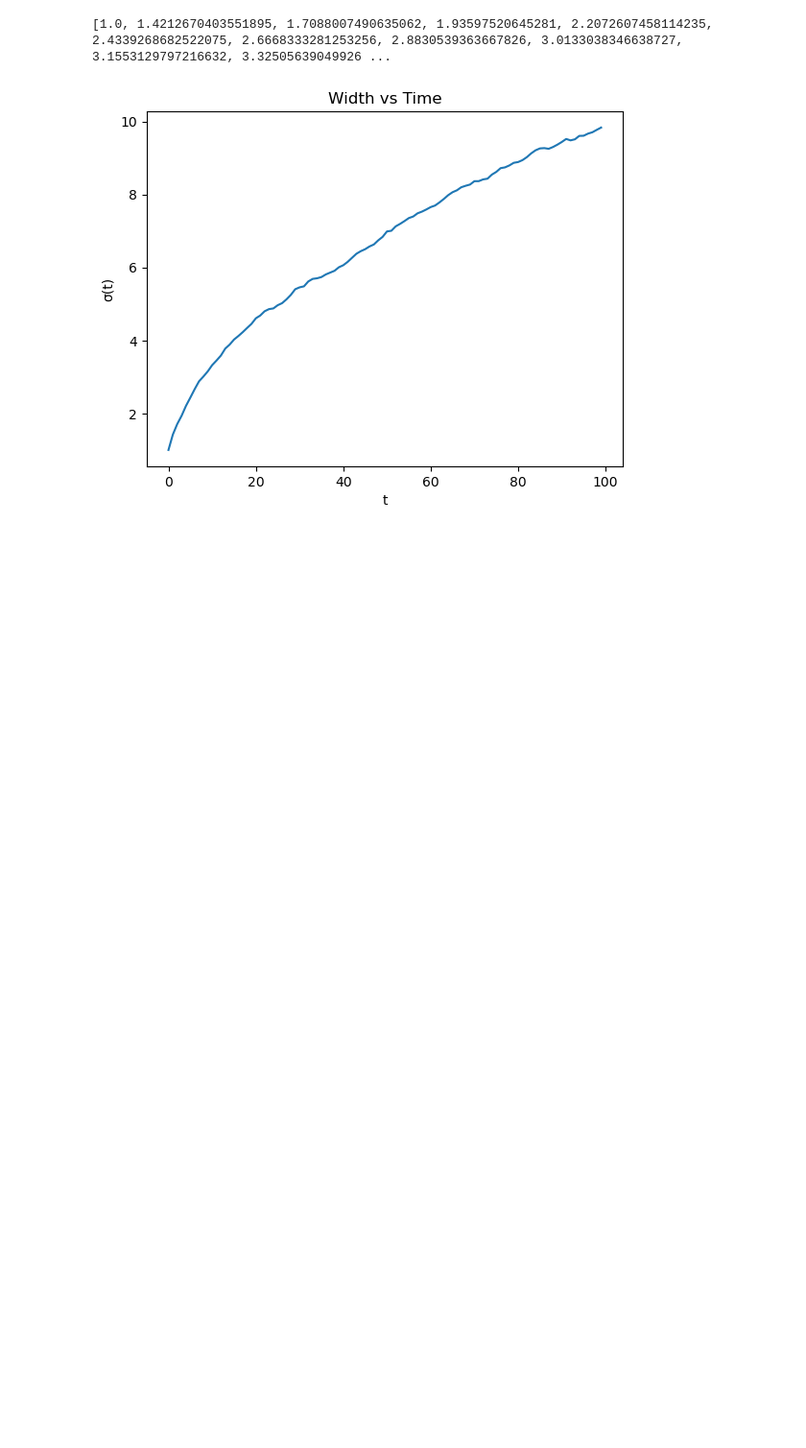
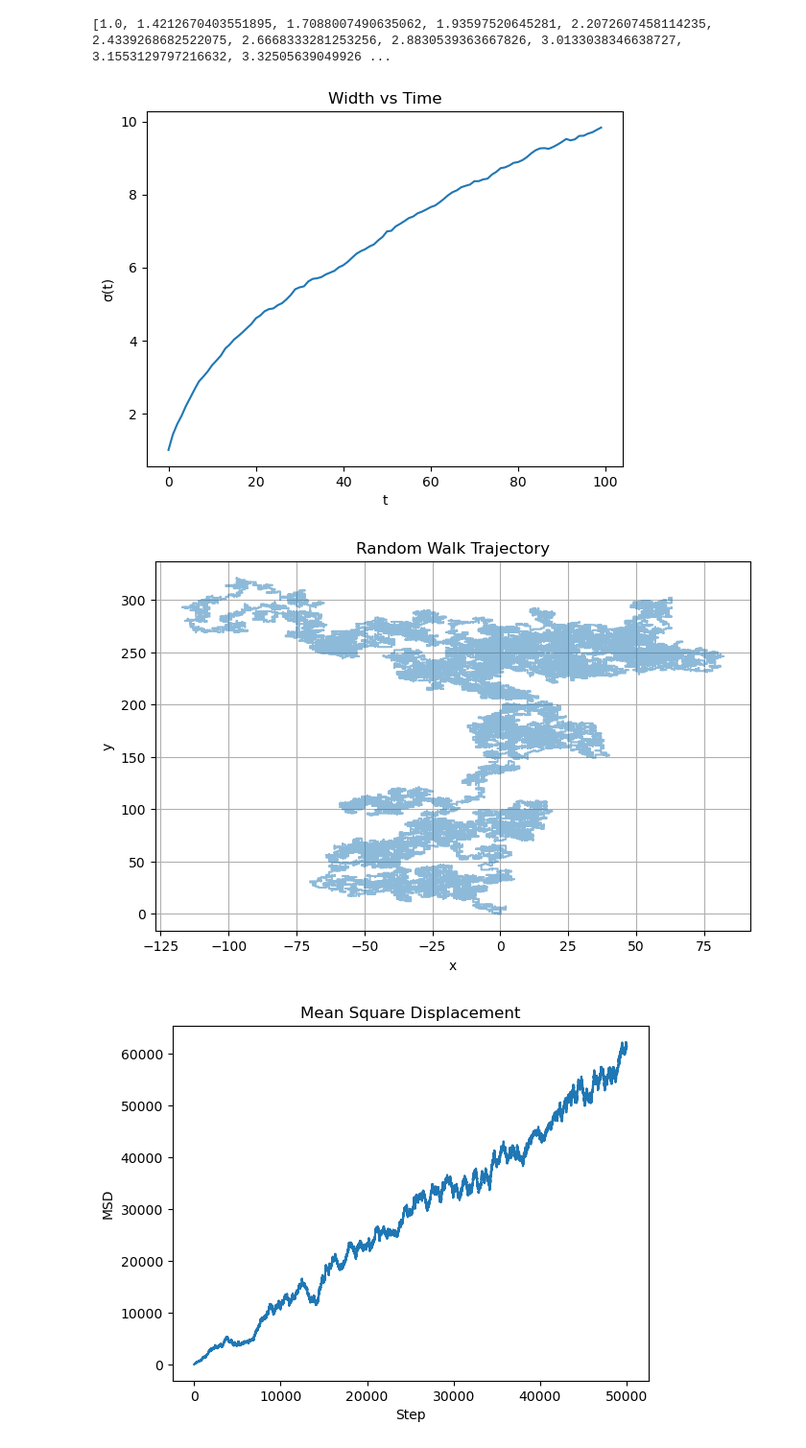
Before and after one commit to axe-n/tvm, a Jupyter notebook: course.copy.ipynb, the cells around one changed output. Shown at 96% size. Drawn from its saved outputs; the diff is of its cells as text; code cells hidden in the pictures; blank space fills up the shorter version.

```diff
--- a/course.copy.ipynb
+++ b/course.copy.ipynb
@@ -210,3 +210,56 @@ plt.show()
 # %% [output]
 [1.0, 1.4212670403551895, 1.7088007490635062, 1.93597520645281, 2.2072607458114235, 2.4339268682522075, 2.6668333281253256, 2.8830539363667826, 3.0133038346638727, 3.1553129797216632, 3.32505639049926 ...
 [figure]
+# %%
+import numpy as np
+import matplotlib.pyplot as plt
+
+# Parameters
+N = 50000  # number of time steps
+Nre = 10   # number of realizations
+
+# Pre‑allocate array for mean‑square displacement of each realization
+msd = np.zeros((N, Nre))
+X = np.array(N)  # time steps array
+Y = np.array(N)  # time steps array
+
+for ire in range(Nre):
+    # walker position arrays (initial position at origin)
+    x = np.zeros(N)
+    y = np.zeros(N)
+    for i in range(1, N):
+        ro = np.random.rand()  # orientation selector
+        rd = np.random.rand()  # displacement selector
+        if ro >= 0.5:
+            # move in x direction, y stays the same
+            y[i] = y[i-1]
+            x[i] = x[i-1] + (1 if rd >= 0.5 else -1)
+        else:
+            # move in y direction, x stays the same
+            x[i] = x[i-1]
+            y[i] = y[i-1] + (1 if rd >= 0.5 else -1)
+    # squared displacement for this realization
+
+    msd[:, ire] = x**2 + y**2
+    X = x
+    Y = y
+
+# Mean square displacement across realizations
+MSD = msd.mean(axis=1)
+
+plt.figure(figsize=(8, 5))
+plt.plot(X, Y, alpha=0.5)  # plot one trajectory for visualization
+plt.xlabel('x')
+plt.ylabel('y')
+plt.title('Random Walk Trajectory')
+plt.grid()
+plt.show()
+# Plot the result
+plt.plot(MSD)
+plt.title('Mean Square Displacement')
+plt.xlabel('Step')
+plt.ylabel('MSD')
+plt.show()
+# %% [output]
+[figure, added]
+[figure, added]
```
Also changed, not shown: parts of 2 cells of this notebook, 1 other file.
